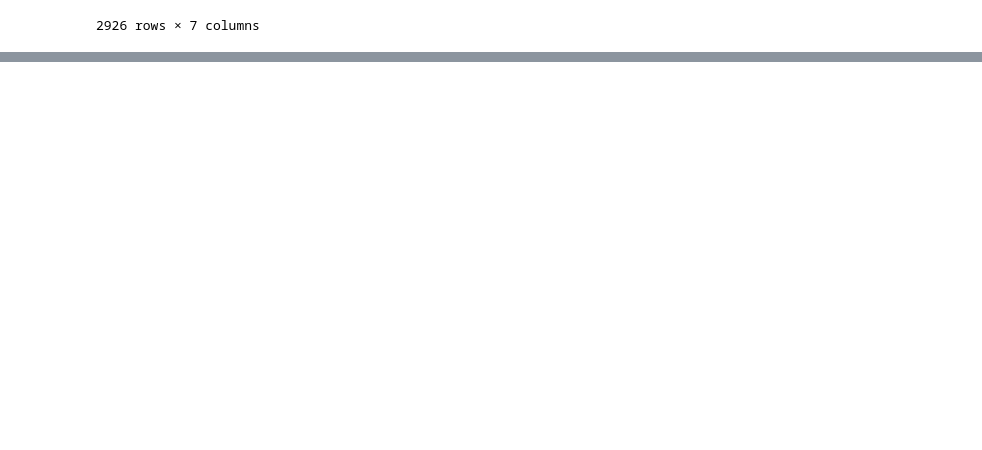
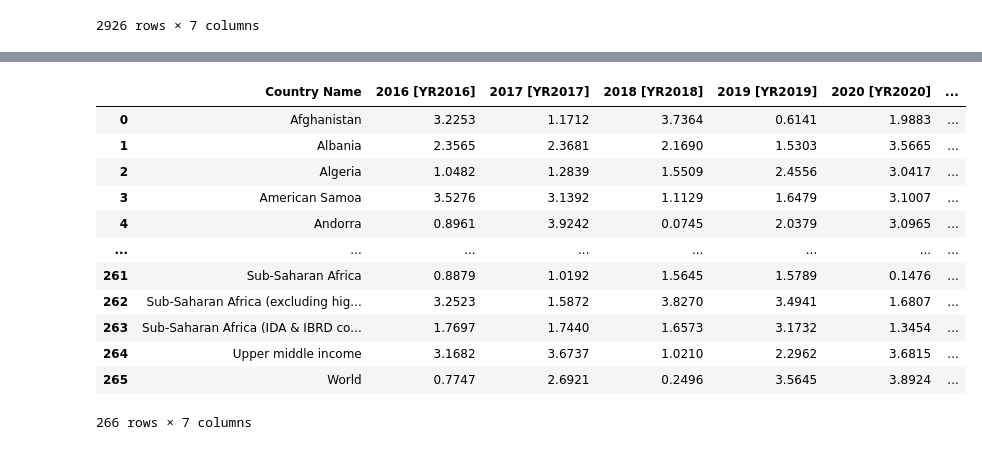
Before and after one commit to samratabduljalil/mL-olympiad2024, a Jupyter notebook: ml-co2.ipynb, the cells around one changed output, grey strips where cells are left out. Cells and saved outputs as stored; diff of their text form; code cells hidden in the pictures; blank space fills up the shorter version.

```diff
--- a/ml-co2.ipynb
+++ b/ml-co2.ipynb
@@ -110,0 +131,16 @@ NameError: name 'df' is not defined
+# %%
+submission
+# %% [output]
+|  | Country Name | 2016 [YR2016] | 2017 [YR2017] | 2018 [YR2018] | 2019 [YR2019] | 2020 [YR2020] | ... |
+| 0 | Afghanistan | 3.2253 | 1.1712 | 3.7364 | 0.6141 | 1.9883 | ... |
+| 1 | Albania | 2.3565 | 2.3681 | 2.1690 | 1.5303 | 3.5665 | ... |
+| 2 | Algeria | 1.0482 | 1.2839 | 1.5509 | 2.4556 | 3.0417 | ... |
+| 3 | American Samoa | 3.5276 | 3.1392 | 1.1129 | 1.6479 | 3.1007 | ... |
+| 4 | Andorra | 0.8961 | 3.9242 | 0.0745 | 2.0379 | 3.0965 | ... |
+| ... | ... | ... | ... | ... | ... | ... | ... |
+| 261 | Sub-Saharan Africa | 0.8879 | 1.0192 | 1.5645 | 1.5789 | 0.1476 | ... |
+| 262 | Sub-Saharan Africa (excluding hig... | 3.2523 | 1.5872 | 3.8270 | 3.4941 | 1.6807 | ... |
+| 263 | Sub-Saharan Africa (IDA & IBRD co... | 1.7697 | 1.7440 | 1.6573 | 3.1732 | 1.3454 | ... |
+| 264 | Upper middle income | 3.1682 | 3.6737 | 1.0210 | 2.2962 | 3.6815 | ... |
+| 265 | World | 0.7747 | 2.6921 | 0.2496 | 3.5645 | 3.8924 | ... |
+266 rows × 7 columns
```
Also changed, not shown: parts of 13 cells of this notebook.
